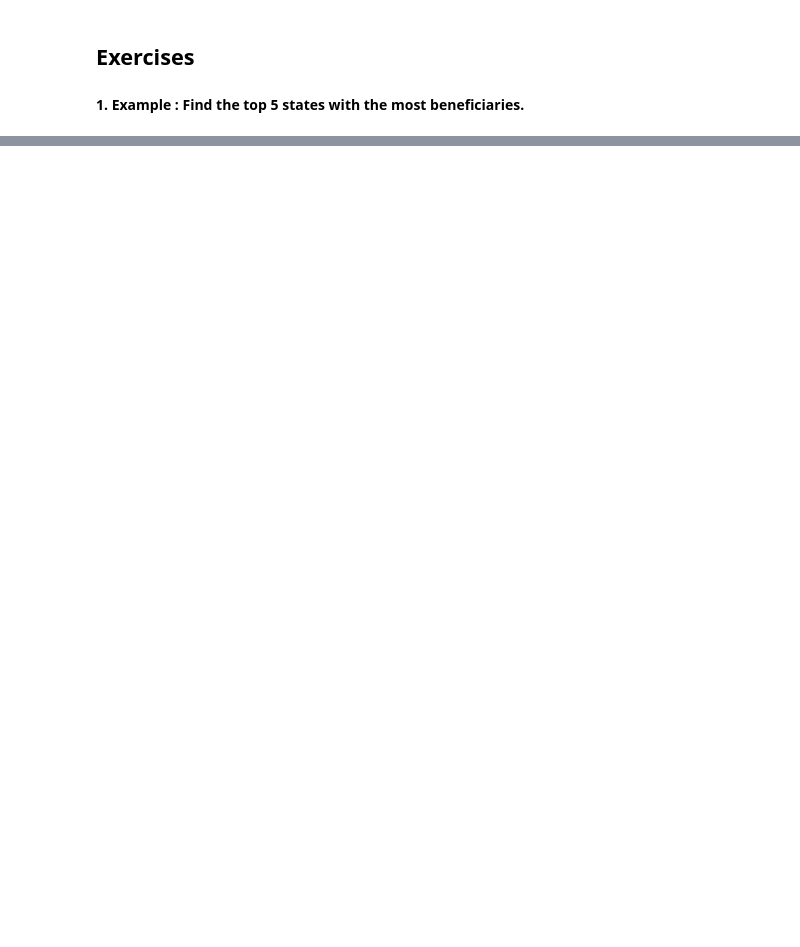
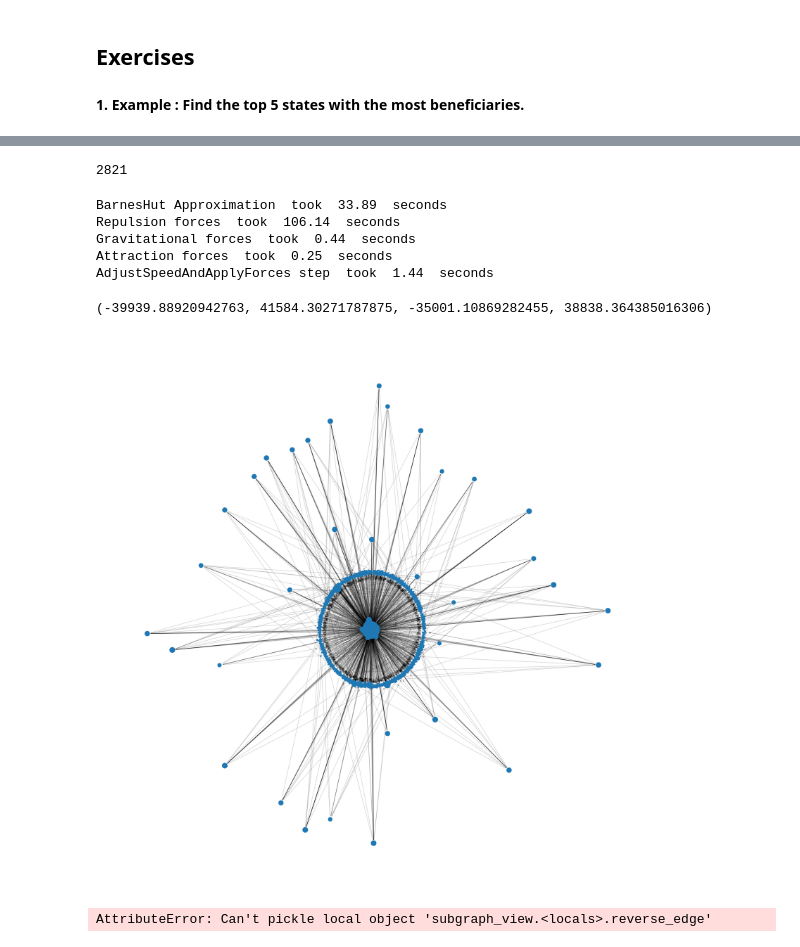
Before and after one commit to GPanagiotoEYdk/ATP_NetworkX, a Jupyter notebook: notebooks/NetworkX_exercises.ipynb, the cells around one changed output, grey strips where cells are left out. Saved outputs shown, nothing was run; the diff lists cells and outputs as text; code cells hidden in the pictures; blank space fills up the shorter version.

Commit message:
updating the exercises and adding some plots

```diff
--- a/notebooks/NetworkX_exercises.ipynb
+++ b/notebooks/NetworkX_exercises.ipynb
@@ -56,0 +65,2 @@ Counter({'Beneficiary': 31289,
+# %%
+claims = [n for n in list(G.nodes()) if G.nodes()[n]['label']=='Claim']
@@ -56,0 +71,7 @@ Counter({'Beneficiary': 31289,
+# %%
+test1 = main.EdgesView(G, claims[:500])
+test2 = [key for i in tuple(test1.values()) for key in i]
+# %%
+test = claims[:500]+test2
+# %%
+H = G.subgraph(test)
@@ -56,0 +91,43 @@ Counter({'Beneficiary': 31289,
+# %%
+H.number_of_nodes()
+# %% [output]
+2821
+# %%
+plt.figure(figsize=(25,25))
+forceatlas2 = ForceAtlas2(# Behavior alternatives
+                        outboundAttractionDistribution=False,  # Dissuade hubs
+                        linLogMode=False,  # NOT IMPLEMENTED
+                        adjustSizes=False,  # Prevent overlap (NOT IMPLEMENTED)
+                        edgeWeightInfluence=1.5,
+
+                        # Performance
+                        jitterTolerance=1.5,  # Tolerance
+                        barnesHutOptimize=True,
+                        barnesHutTheta=1.2,
+                        multiThreaded=False,  # NOT IMPLEMENTED
+
+                        # Tuning
+                        scalingRatio=2.5,
+                        strongGravityMode=False,
+                        gravity=-0.5,
+
+                        # Log
+                        verbose=True
+)
+
+positions = forceatlas2.forceatlas2_networkx_layout(H, pos=None, iterations=2500)
+nx.draw_networkx_nodes(H, positions, node_size=[v * 10 for v in dict(H.degree).values()], alpha=1)
+nx.draw_networkx_edges(H, positions, alpha=0.2)
+plt.axis('off')
+# %% [output]
+BarnesHut Approximation  took  33.89  seconds
+Repulsion forces  took  106.14  seconds
+Gravitational forces  took  0.44  seconds
+Attraction forces  took  0.25  seconds
+AdjustSpeedAndApplyForces step  took  1.44  seconds
+(-39939.88920942763, 41584.30271787875, -35001.10869282455, 38838.364385016306)
+[figure, added]
+# %%
+nx.write_gpickle(H, "C:\\Users\\LM532JA\\GitHub\\ATP_NetworkX\\graphs\\ATP_Subgraph.gpickle")
+# %% [output]
+AttributeError: Can't pickle local object 'subgraph_view.<locals>.reverse_edge'
```
Also changed, not shown: parts of 13 cells of this notebook.
